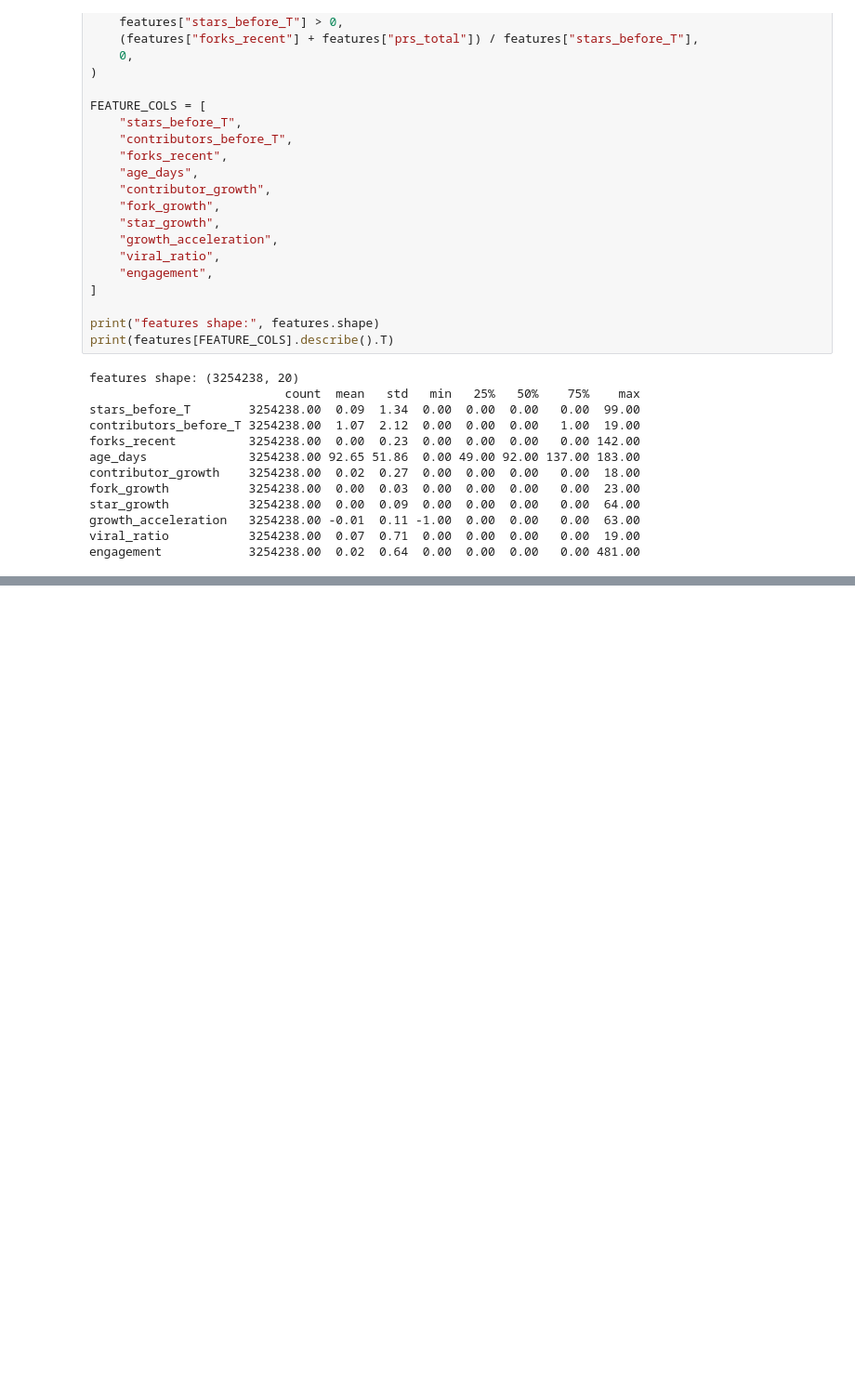
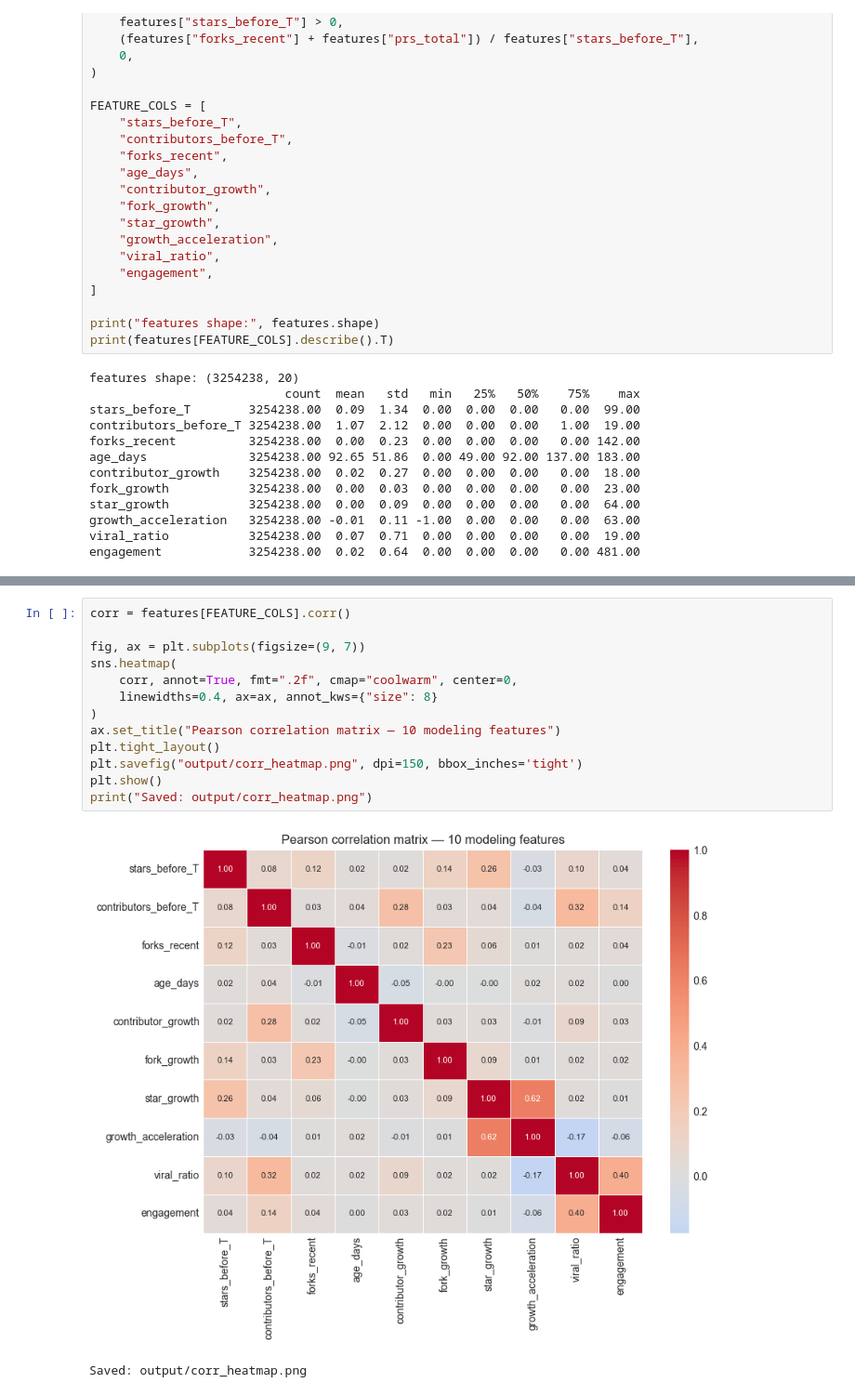
Before and after one commit to IldarRakiev/High-Growth-Repos-Detection, a Jupyter notebook: stages/Data Preparation.ipynb, the cells around one changed output, grey strips where cells are left out. Shown at 93% size. Cells and saved outputs as stored; diff of their text form; blank space fills up the shorter version.

```diff
--- a/stages/Data Preparation.ipynb
+++ b/stages/Data Preparation.ipynb
@@ -289,0 +343,16 @@ X for sklearn: (3254238, 10)
+# %%
+corr = features[FEATURE_COLS].corr()
+
+fig, ax = plt.subplots(figsize=(9, 7))
+sns.heatmap(
+    corr, annot=True, fmt=".2f", cmap="coolwarm", center=0,
+    linewidths=0.4, ax=ax, annot_kws={"size": 8}
+)
+ax.set_title("Pearson correlation matrix — 10 modeling features")
+plt.tight_layout()
+plt.savefig("output/corr_heatmap.png", dpi=150, bbox_inches='tight')
+plt.show()
+print("Saved: output/corr_heatmap.png")
+# %% [output]
+[figure, added]
+Saved: output/corr_heatmap.png
```
Also changed, not shown: parts of 6 cells of this notebook, 10 other files.
